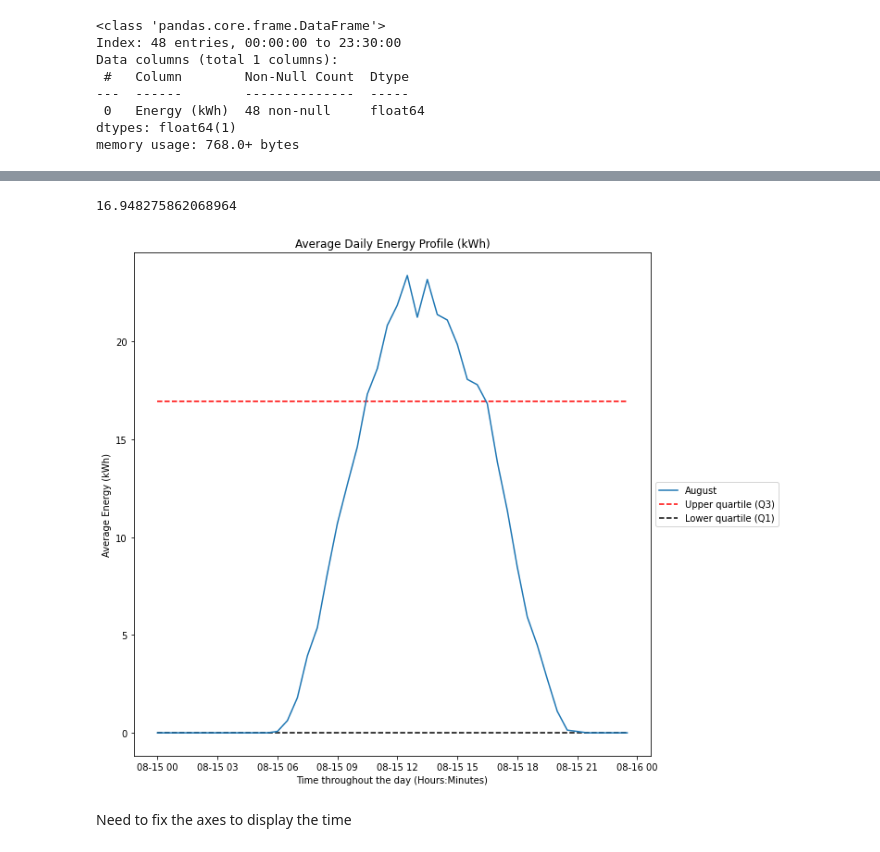
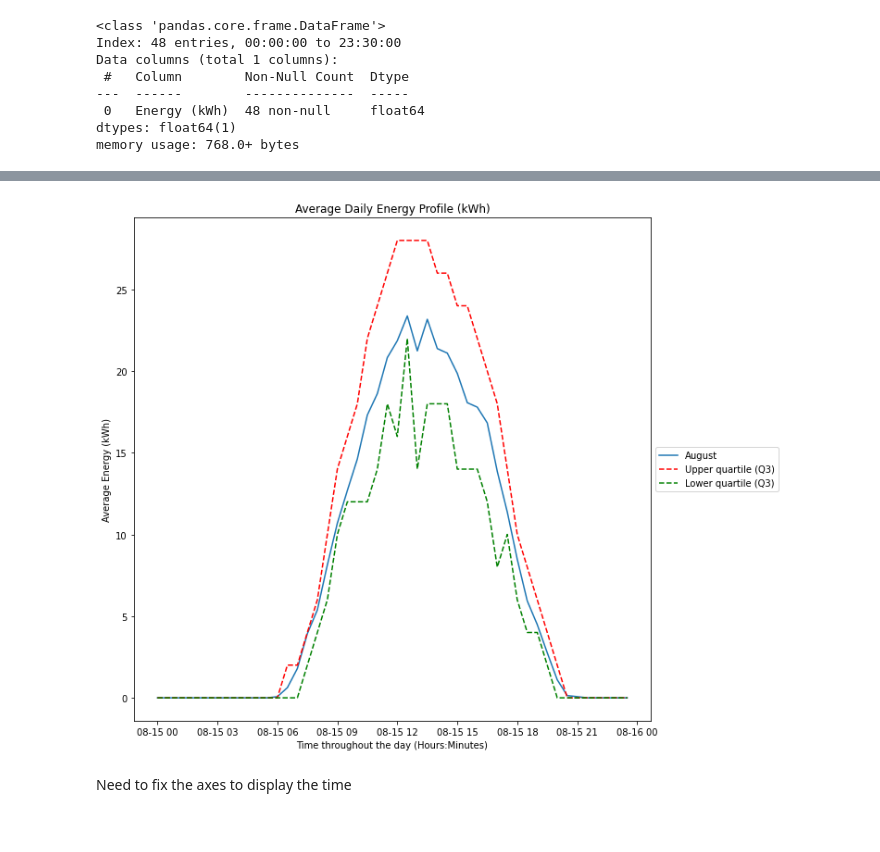
Before and after one commit to themathedges/3YP-Standalone-Kennington, a Jupyter notebook: Ravi/RAVI_Python_MT4_Homework.ipynb, the cells around one changed output, grey strips where cells are left out. Drawn from its saved outputs; the diff is of its cells as text; code cells hidden in the pictures.

```diff
--- a/Ravi/RAVI_Python_MT4_Homework.ipynb
+++ b/Ravi/RAVI_Python_MT4_Homework.ipynb
@@ -496,3 +471,7 @@ august_half_hourly
+# %%
+# calculating the lower and upper quartiles for each 30 minute time slot
+august_upper_quartile = august.groupby(['Time']).quantile(0.75)           # upper quartile
+august_lower_quartile = august.groupby(['Time']).quantile(0.25)           # lower quartile
 # %%
 import matplotlib
 import datetime
@@ -514,39 +481,26 @@ august_half_hourly.describe()
-# %%
-# calculating the lower and upper quartiles
-import scipy.stats as sc
-
-upper_q = np.quantile(august_half_hourly, .75)
-lower_q = np.quantile(august_half_hourly, 0.25)
-
-iqr = sc.iqr(august_half_hourly[august_half_hourly.values > 0])
-
-print(upper_q)
-# %% [output]
-16.948275862068964
 # %%
 # now we want to plot the data
-
 fig_3 = plt.figure(figsize=(10,10))
 ax_3 = plt.subplot(111)
 
 # plotting the average energy profile data for august
-ax_3.plot(x_dt, august_half_hourly.values, label='August')             # June data
-ax_3.hlines(upper_q, x_dt[0], x_dt[-1], label='Upper quartile (Q3)', colors='r', linestyles='dashed')
-ax_3.hlines(lower_q, x_dt[0], x_dt[-1], label='Lower quartile (Q1)', color='k', linestyles='dashed')
+ax_3.plot(x_dt, august_half_hourly.values, label='August')                                  # Average data
+ax_3.plot(x_dt, august_upper_quartile['Energy (kWh)'], 'r--', label='Upper quartile (Q3)')  # Upper quartile data
+ax_3.plot(x_dt, august_lower_quartile['Energy (kWh)'], 'g--', label='Lower quartile (Q3)')  # Lower quartile data
 
 # Shrink current axis by 20%
 box_3 = ax_1.get_position()
 ax_3.set_position([box_1.x0, box_1.y0, box_1.width, box_1.height])
 
 # Put a legend to the right of the current axis
 ax_3.legend(loc='center left', bbox_to_anchor=(1, 0.5))
 plt.title('Average Daily Energy Profile (kWh)')
 plt.xlabel('Time throughout the day (Hours:Minutes)')
 plt.ylabel('Average Energy (kWh)')
 
 plt.show()
 # %% [output]
-[figure, old version]
+[figure, new version]
 # %% [markdown]
 Need to fix the axes to display the time
 # %%
```
Also changed, not shown: parts of 6 cells of this notebook.
